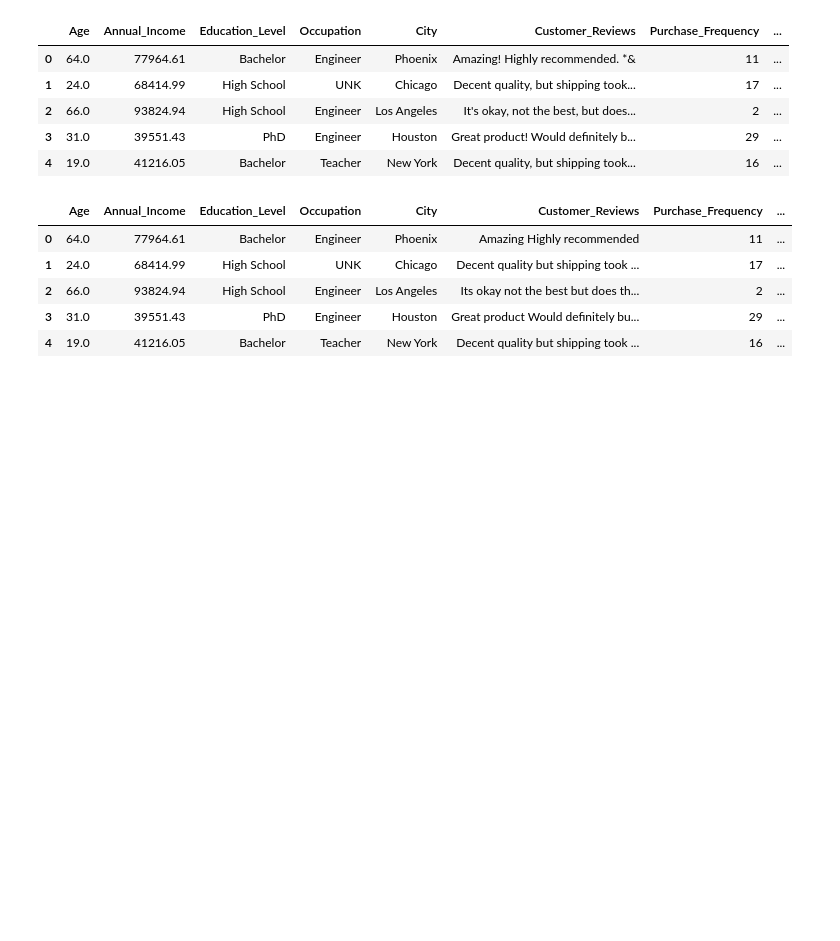
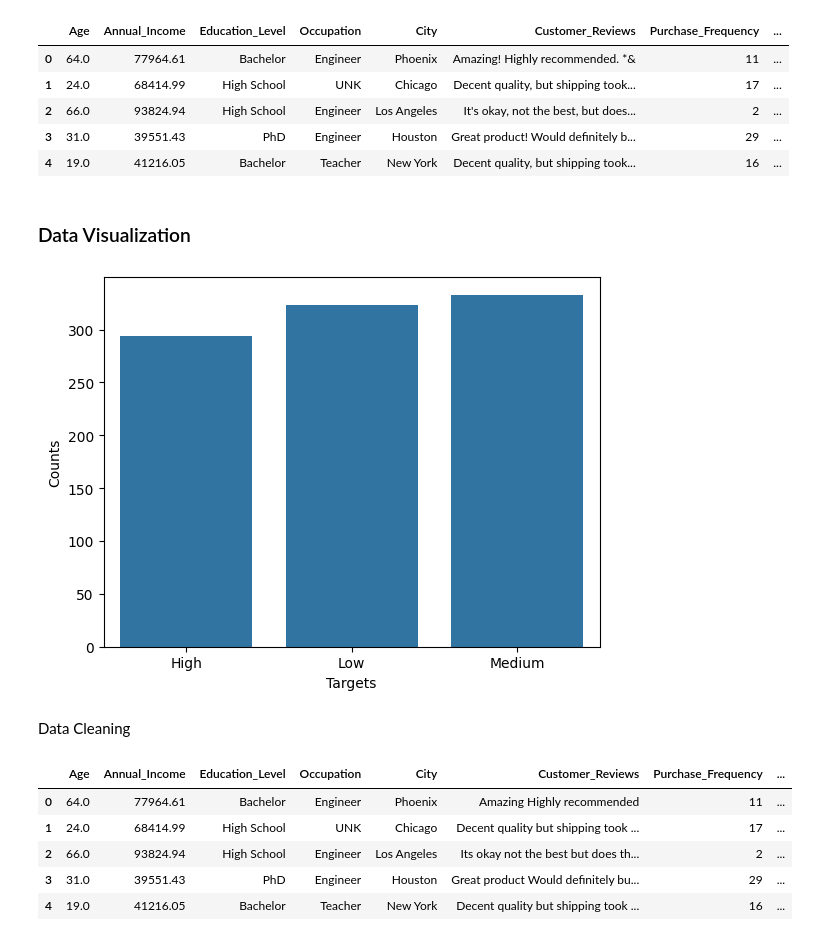
Before and after one commit to RawatRahul14/Multi-Sentiment-Analysis, a Jupyter notebook: final_submission.ipynb, the cells around one changed output. Drawn from its saved outputs; the diff is of its cells as text; code cells hidden in the pictures; blank space fills up the shorter version.

```diff
--- a/final_submission.ipynb
+++ b/final_submission.ipynb
@@ -105,3 +110,5 @@ dataset.head()
 | 2 | 66.0 | 93824.94 | High School | Engineer | Los Angeles | It's okay, not the best, but does... | 2 | ... |
 | 3 | 31.0 | 39551.43 | PhD | Engineer | Houston | Great product! Would definitely b... | 29 | ... |
 | 4 | 19.0 | 41216.05 | Bachelor | Teacher | New York | Decent quality, but shipping took... | 16 | ... |
+# %% [markdown]
+### Data Visualization
@@ -108 +118,10 @@ dataset.head()
+# %%
+sns.countplot(data = dataset, x = "Target_Variable")
+plt.xlabel("Targets")
+plt.ylabel("Counts")
+plt.show()
+# %% [output]
+[figure, added]
+# %% [markdown]
+Data Cleaning
 # %%
```
Also changed, not shown: parts of 52 cells of this notebook.
